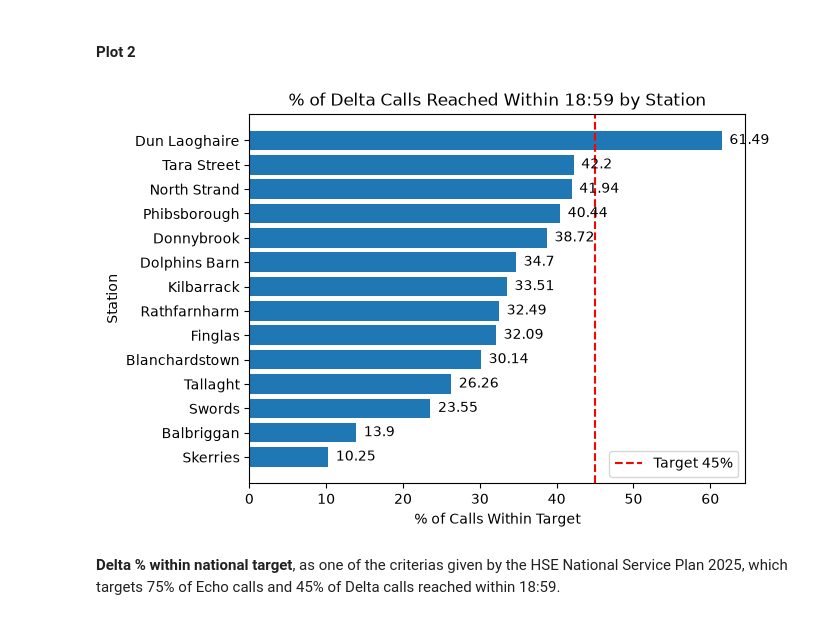
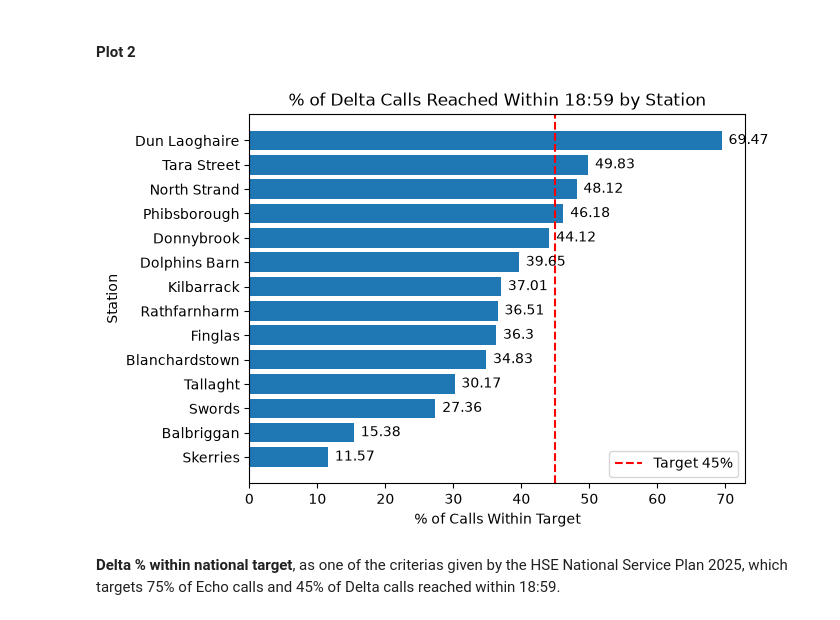
Before and after one commit to oscar-juarez-cct/ambulance-incidents, a Jupyter notebook: ambulance-incidents.ipynb, the cells around one changed output. Saved outputs shown, nothing was run; the diff lists cells and outputs as text; code cells hidden in the pictures.

```diff
--- a/ambulance-incidents.ipynb
+++ b/ambulance-incidents.ipynb
@@ -530,20 +530,20 @@ plt.show()
 #### Plot 2
 # %%
 # % of delta calls reached within the national target, by station
-delta = df[df["criticality"] == "D"]
+delta = df[df["criticality"] == "D"].dropna(subset=["response_time"]) # Only removes rows where reponse_time is missing
 within = (delta["response_time"] <= NATIONAL_TARGET).groupby(delta["Station"]).mean().mul(100).round(2).sort_values()
 within.index = within.index.str.replace(" Fire Station", "")
 plt.barh(within.index, within.values)
 plt.axvline(45, color="red", linestyle="--", label="Target 45%")
 plt.title("% of Delta Calls Reached Within 18:59 by Station")
 plt.xlabel("% of Calls Within Target")
 plt.ylabel("Station")
 for i, value in enumerate(within.values):
     plt.text(value + 1, i, str(value), va='center')
 plt.legend()
 plt.show()
 # %% [output]
-[figure, old version]
+[figure, new version]
 # %% [markdown]
 **Delta % within national target**, as one of the criterias given by the HSE National Service Plan 2025, which targets 75% of Echo calls and 45% of Delta calls reached within 18:59.
 # %% [markdown]
```
Also changed, not shown: parts of 6 cells of this notebook, 1 other file.
